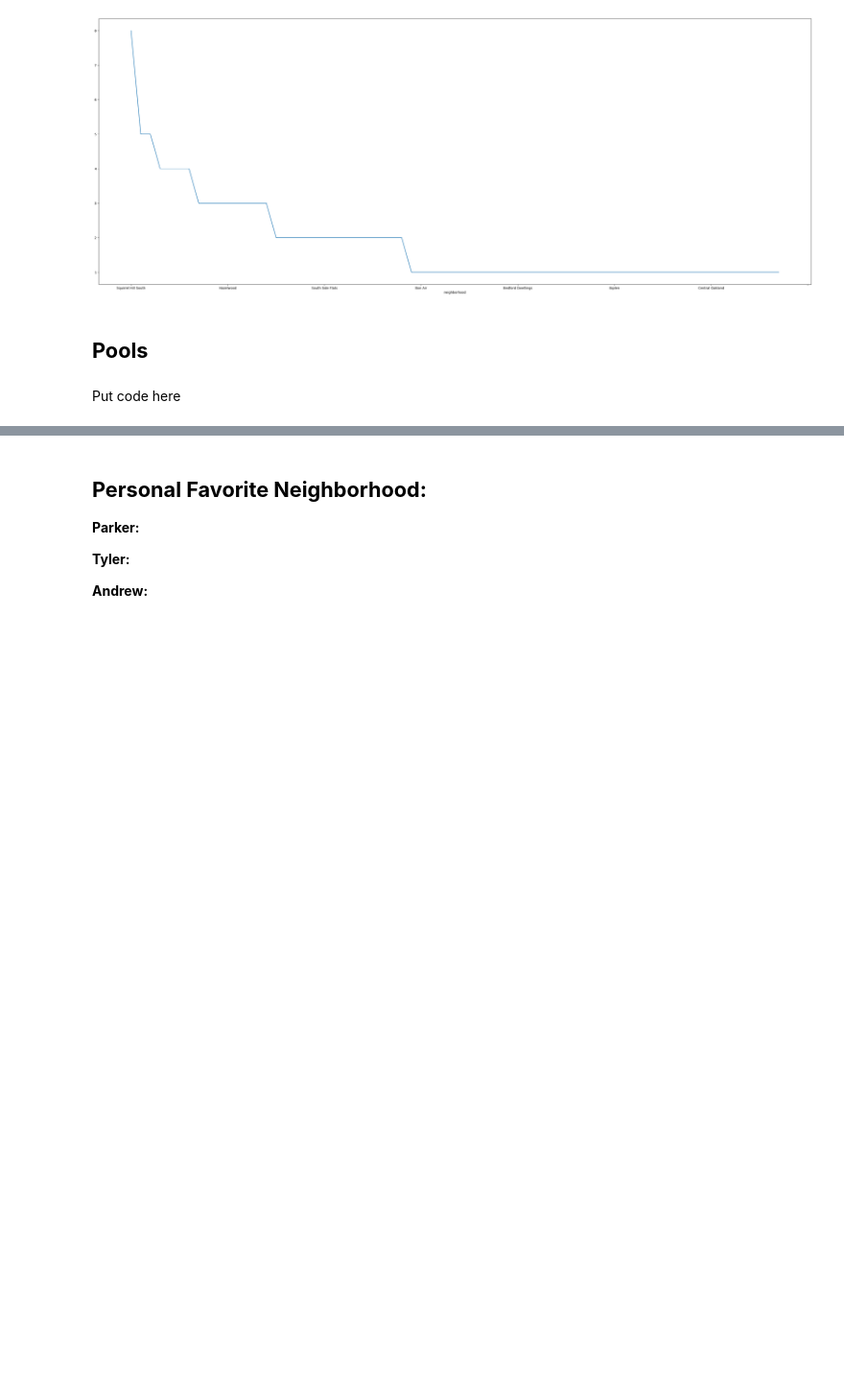
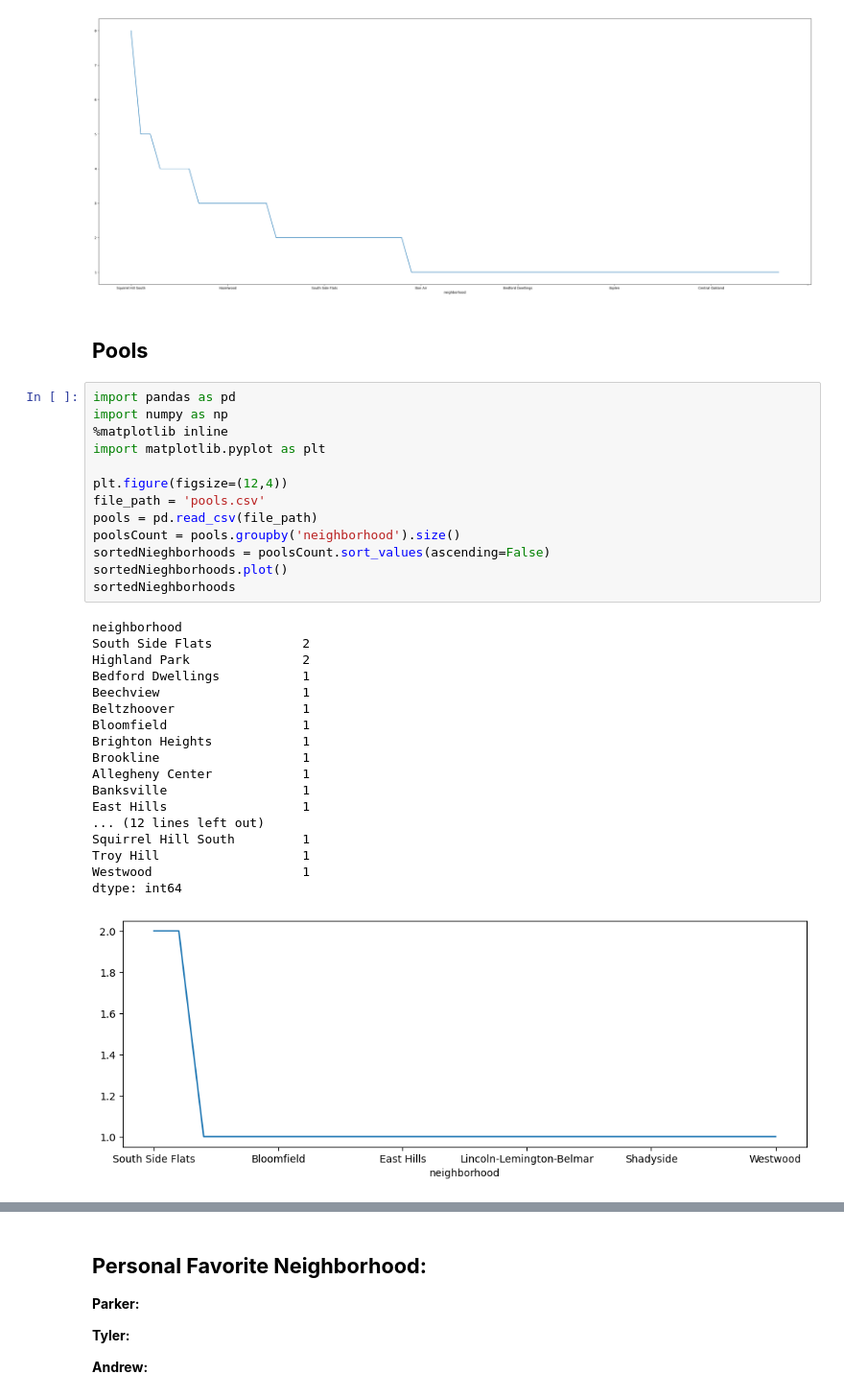
Before and after one commit to tylerp08/BigIdeasLab_Recreational, a Jupyter notebook: Metric.ipynb, the cells around one changed output, grey strips where cells are left out. Shown: that part at 96% size. Drawn from its saved outputs; the diff is of its cells as text; blank space fills up the shorter version.

```diff
--- a/Metric.ipynb
+++ b/Metric.ipynb
@@ -71,8 +71,38 @@ Length: 68, dtype: int64
 [figure]
 # %% [markdown]
 ## **Pools**
-# %% [markdown]
-Put code here
+# %%
+import pandas as pd
+import numpy as np
+%matplotlib inline
+import matplotlib.pyplot as plt
+
+plt.figure(figsize=(12,4))
+file_path = 'pools.csv'
+pools = pd.read_csv(file_path)
+poolsCount = pools.groupby('neighborhood').size()
+sortedNieghborhoods = poolsCount.sort_values(ascending=False)
+sortedNieghborhoods.plot()
+sortedNieghborhoods
+# %% [output]
+neighborhood
+South Side Flats            2
+Highland Park               2
+Bedford Dwellings           1
+Beechview                   1
+Beltzhoover                 1
+Bloomfield                  1
+Brighton Heights            1
+Brookline                   1
+Allegheny Center            1
+Banksville                  1
+East Hills                  1
+... (12 lines left out)
+Squirrel Hill South         1
+Troy Hill                   1
+Westwood                    1
+dtype: int64
+[figure, added]
 # %% [markdown]
 # **Conclusion:**
 
```
Also changed, not shown: parts of 1 cell of this notebook.
